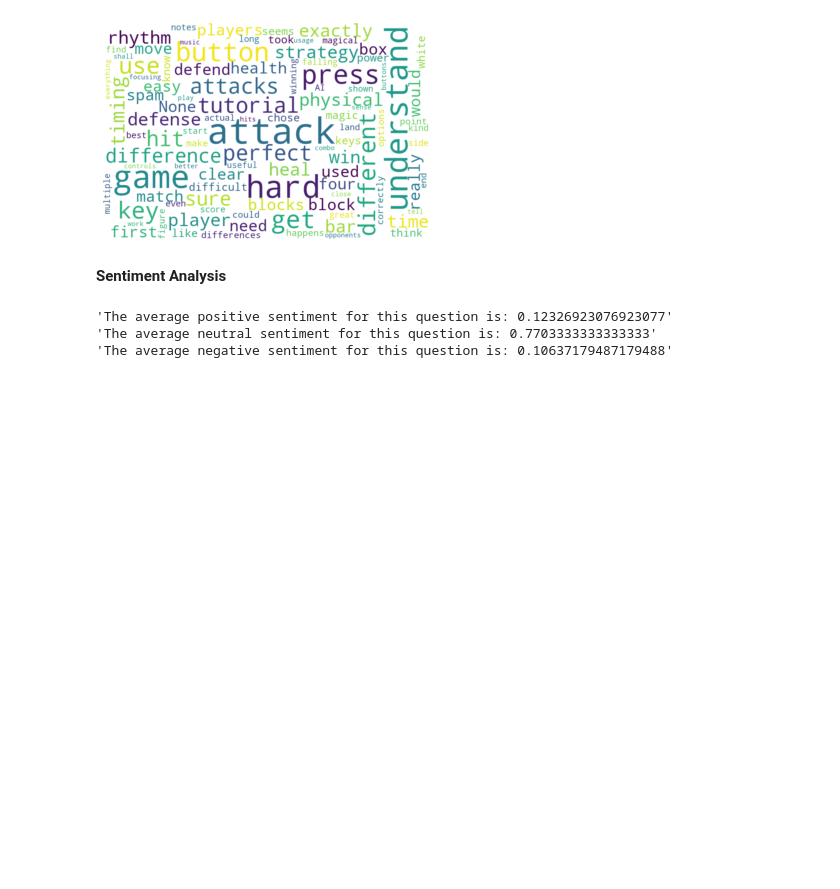
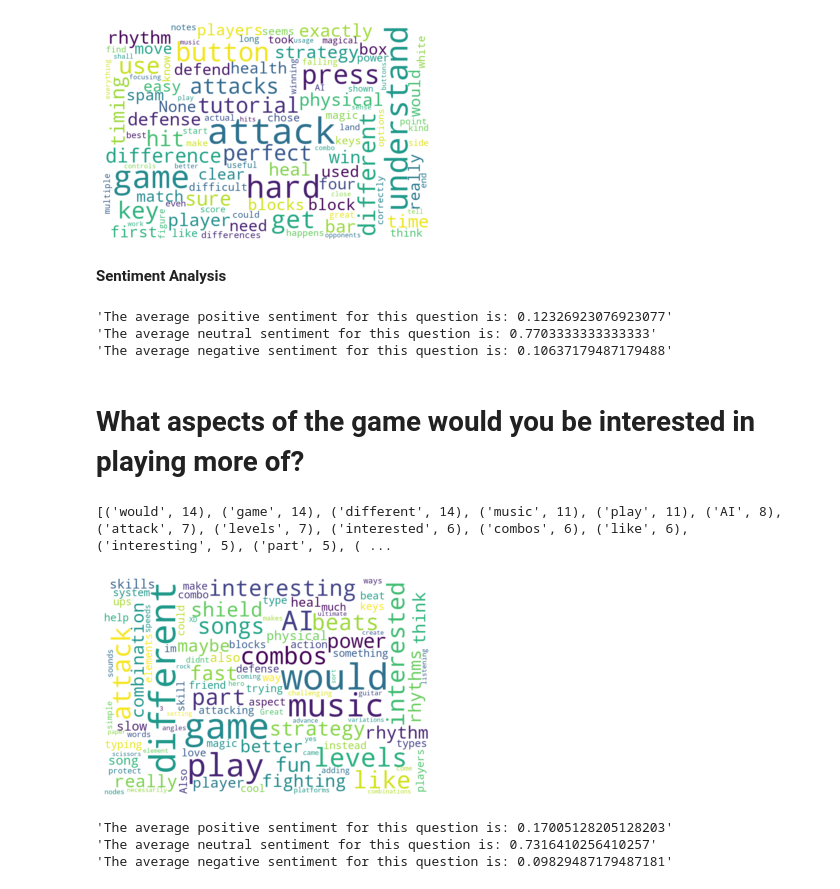
Before and after one commit to Team-Voxaer/Rhythm-Fighting-Game, a Jupyter notebook: Feedback NLP Analysis/CSCI526_Feedback_Analysis.ipynb, the cells around one changed output. Saved outputs shown, nothing was run; the diff lists cells and outputs as text; code cells hidden in the pictures; blank space fills up the shorter version.

Commit message:
Upload NLP Analysis Result

```diff
--- a/Feedback NLP Analysis/CSCI526_Feedback_Analysis.ipynb
+++ b/Feedback NLP Analysis/CSCI526_Feedback_Analysis.ipynb
@@ -164,3 +164,65 @@ pprint("The average negative sentiment for this question is: " + str(neg_value_t
 'The average positive sentiment for this question is: 0.12326923076923077'
 'The average neutral sentiment for this question is: 0.7703333333333333'
 'The average negative sentiment for this question is: 0.10637179487179488'
+# %% [markdown]
+# **What aspects of the game would you be interested in playing more of?**
+# %%
+#Word Frequency
+aspectPartText = ''
+for cell in ws['F'][1:]:
+   aspectPartText = aspectPartText + ' ' + cell.value
+
+from nltk.tokenize import RegexpTokenizer
+tokenizer = RegexpTokenizer(r'\w+')
+result_list = tokenizer.tokenize(aspectPartText)
+
+stopwords = nltk.corpus.stopwords.words("english")
+result_list = [w for w in result_list if w.lower() not in stopwords]
+
+word_counts = collections.Counter(result_list)
+word_counts_top100 = word_counts.most_common(100)
+print(word_counts_top100)
+
+
+my_cloud = WordCloud(
+    background_color='white',
+    width=900, height=600,
+    max_words=100,
+    max_font_size=99,
+    min_font_size=16,
+    random_state=50
+).generate_from_frequencies(word_counts)
+
+plt.imshow(my_cloud, interpolation='bilinear')
+plt.axis('off')
+plt.show()
+# %% [output]
+[('would', 14), ('game', 14), ('different', 14), ('music', 11), ('play', 11), ('AI', 8), ('attack', 7), ('levels', 7), ('interested', 6), ('combos', 6), ('like', 6), ('interesting', 5), ('part', 5), ( ...
+[figure, added]
+# %%
+#Sentiment Analysis
+from nltk.sentiment import SentimentIntensityAnalyzer
+sia = SentimentIntensityAnalyzer()
+pos_value_total = 0
+neu_value_total = 0
+neg_value_total = 0
+count = 0
+for cell in ws['F'][1:]:
+  pos_value = sia.polarity_scores(cell.value)['pos']
+  pos_value_total = pos_value + pos_value_total
+
+  neu_value = sia.polarity_scores(cell.value)['neu']
+  neu_value_total = neu_value + neu_value_total
+
+  neg_value = sia.polarity_scores(cell.value)['neg']
+  neg_value_total = neg_value + neg_value_total
+
+  count = count + 1
+
+pprint("The average positive sentiment for this question is: " + str(pos_value_total/count))
+pprint("The average neutral sentiment for this question is: " + str(neu_value_total/count))
+pprint("The average negative sentiment for this question is: " + str(neg_value_total/count))
+# %% [output]
+'The average positive sentiment for this question is: 0.17005128205128203'
+'The average neutral sentiment for this question is: 0.7316410256410257'
+'The average negative sentiment for this question is: 0.09829487179487181'
```
Also changed, not shown: parts of 3 cells of this notebook.
